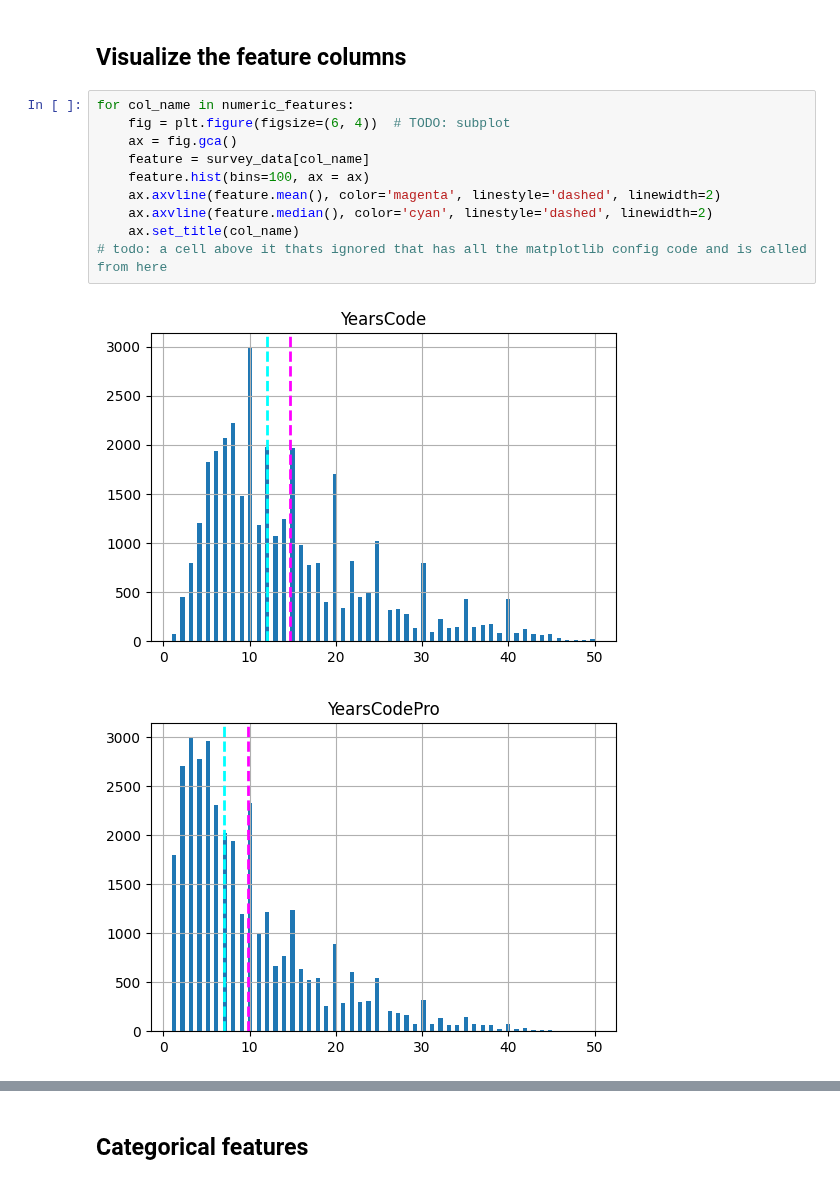
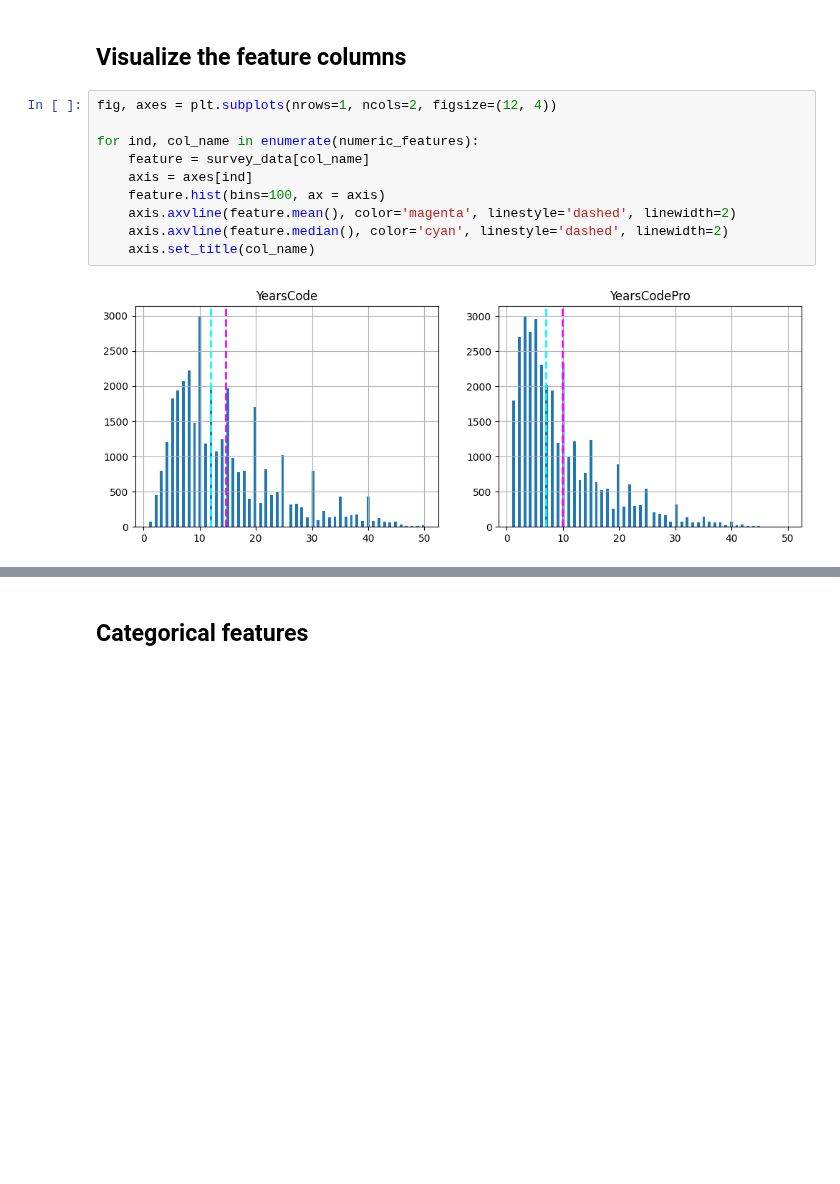
Before and after one commit to pamelafox/regression-model-azure-demo, a Jupyter notebook: explorer.ipynb, the cells around one changed output, grey strips where cells are left out. Saved outputs shown, nothing was run; the diff lists cells and outputs as text; blank space fills up the shorter version.

```diff
--- a/explorer.ipynb
+++ b/explorer.ipynb
@@ -111,15 +111,14 @@ ax.axvline(label.median(), color='cyan', linestyle='dashed', linewidth=2)
 # %% [markdown]
 ## Visualize the feature columns
 # %%
-for col_name in numeric_features:
-    fig = plt.figure(figsize=(6, 4))  # TODO: subplot
-    ax = fig.gca()
+fig, axes = plt.subplots(nrows=1, ncols=2, figsize=(12, 4))
+
+for ind, col_name in enumerate(numeric_features):
     feature = survey_data[col_name]
-    feature.hist(bins=100, ax = ax)
-    ax.axvline(feature.mean(), color='magenta', linestyle='dashed', linewidth=2)
-    ax.axvline(feature.median(), color='cyan', linestyle='dashed', linewidth=2)
-    ax.set_title(col_name)
-# todo: a cell above it thats ignored that has all the matplotlib config code and is called from here
+    axis = axes[ind]
+    feature.hist(bins=100, ax = axis)
+    axis.axvline(feature.mean(), color='magenta', linestyle='dashed', linewidth=2)
+    axis.axvline(feature.median(), color='cyan', linestyle='dashed', linewidth=2)
+    axis.set_title(col_name)
 # %% [output]
-[figure, old version]
+[figure, new version]
-[figure, removed]
```
Also changed, not shown: parts of 5 cells of this notebook, 1 other file.
